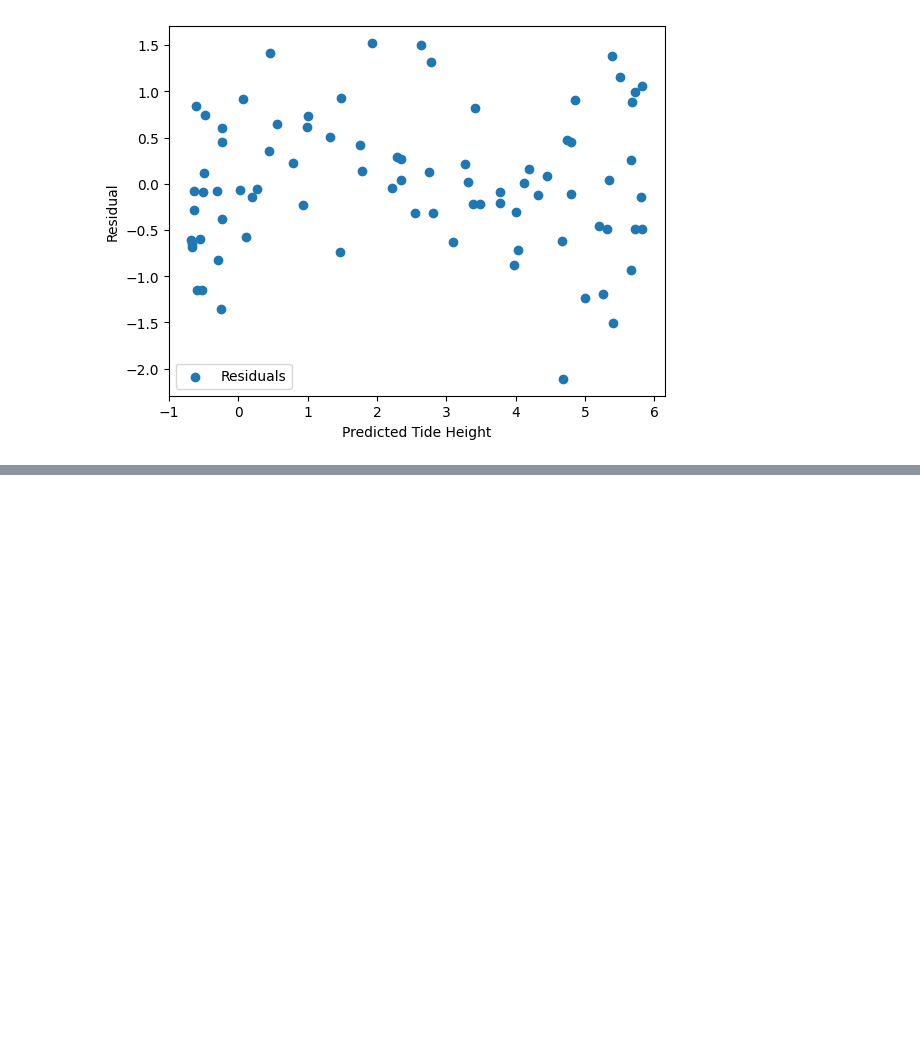
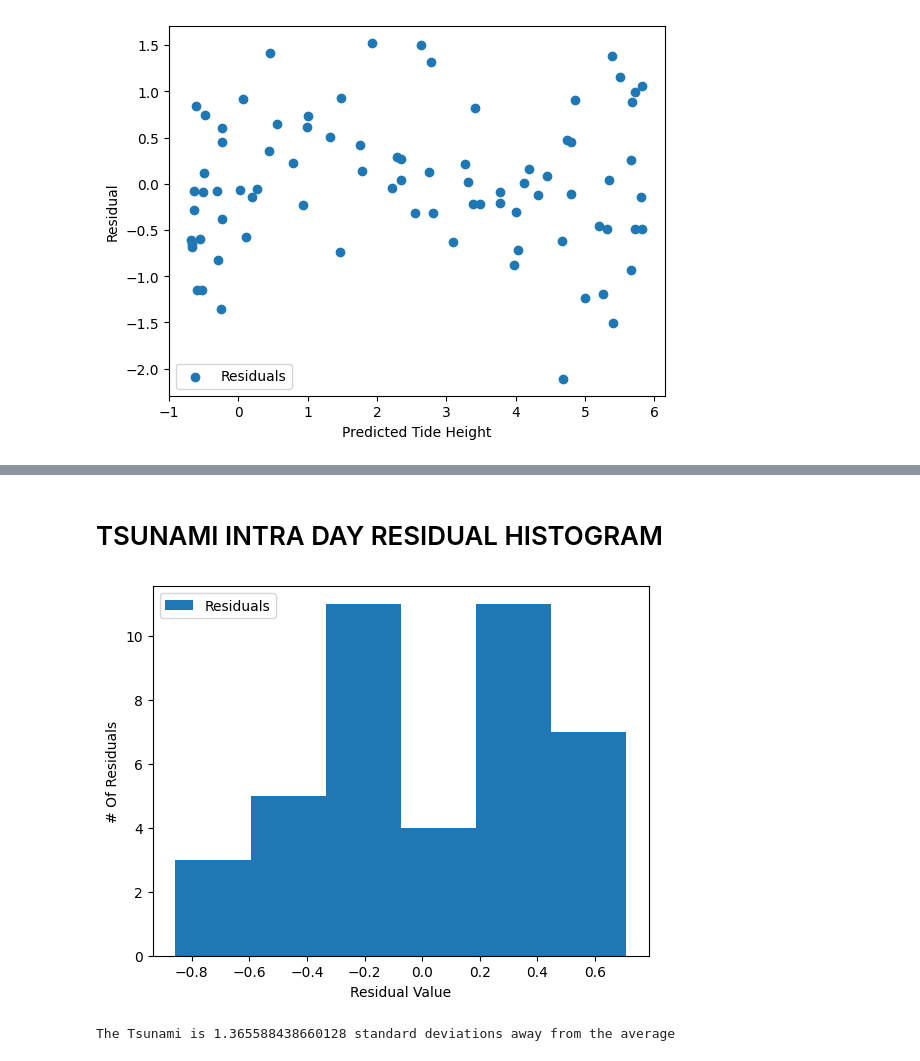
Before and after one commit to Garrette413/ASTR-19-Tidal-Report, a Jupyter notebook: Tidal.ipynb, the cells around one changed output, grey strips where cells are left out. Saved outputs shown, nothing was run; the diff lists cells and outputs as text; code cells hidden in the pictures; blank space fills up the shorter version.

```diff
--- a/Tidal.ipynb
+++ b/Tidal.ipynb
@@ -174,0 +255,28 @@ plt.show()
+# %% [markdown]
+<h1 style="color: black; background-color: white; width: 60vw">TSUNAMI INTRA DAY RESIDUAL HISTOGRAM</h1>
+# %%
+heightsArr[13] += 1 #2 ft increase is 1ft avg over the low and high tide
+
+residuals = []
+
+for time in range(len(model)):
+    residuals.append(heightsArr[time] - model[time])
+
+fig, axies = plt.subplots()
+
+axies.hist(residuals, bins=int(np.sqrt(len(residuals))), label="Residuals")
+
+axies.set_xlabel("Residual Value")
+axies.set_ylabel("# Of Residuals")
+axies.legend()
+
+plt.show()
+
+mean = np.sum(heightsArr) / len(heightsArr)
+standardDev = getStd(heightsArr)
+
+stdAway = np.abs((heightsArr[13] - mean)/standardDev)
+print(f'The Tsunami is {stdAway} standard deviations away from the average')
+# %% [output]
+[figure, added]
+The Tsunami is 1.365588438660128 standard deviations away from the average
```
Also changed, not shown: parts of 8 cells of this notebook.
